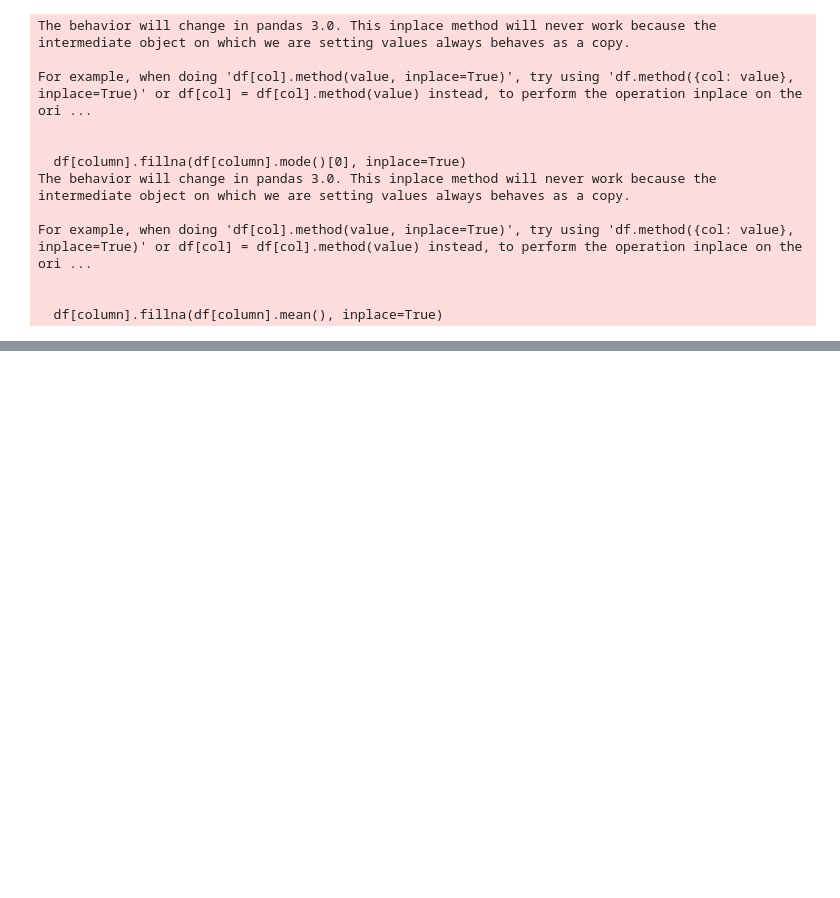
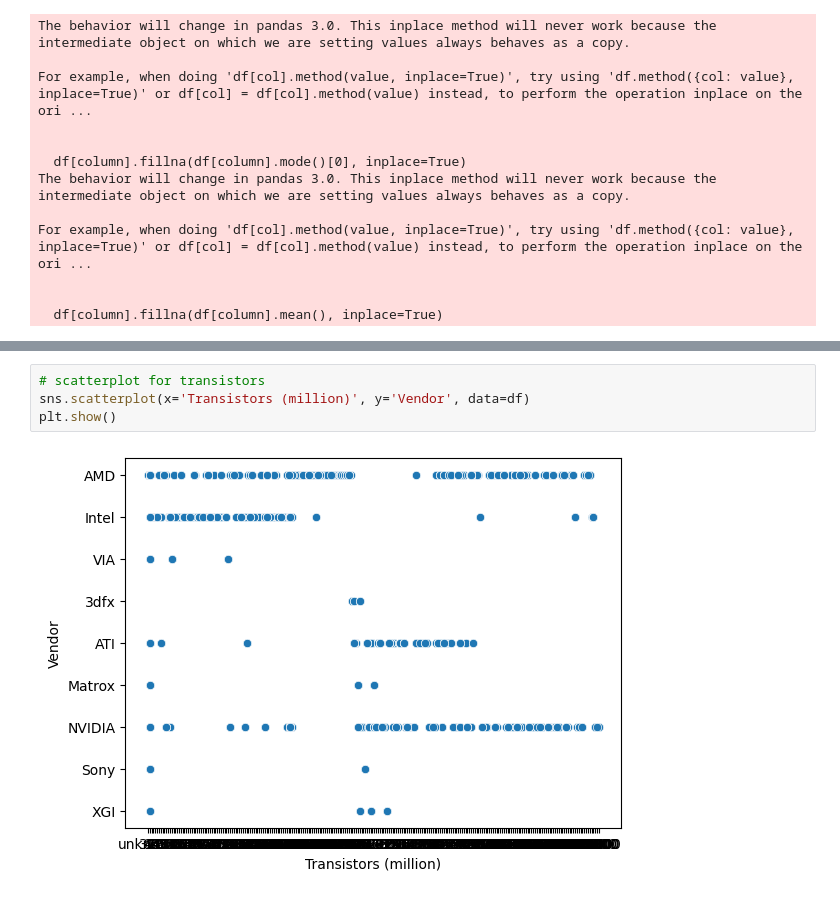
Before and after one commit to RichardKameri/MACHINE-LEARNING-1, a Jupyter notebook: Chip.ipynb, the cells around one changed output, grey strips where cells are left out. Drawn from its saved outputs; the diff is of its cells as text; blank space fills up the shorter version.

```diff
--- a/Chip.ipynb
+++ b/Chip.ipynb
@@ -167,0 +279,6 @@ dtype: int64
+# %%
+# scatterplot for transistors
+sns.scatterplot(x='Transistors (million)', y='Vendor', data=df)
+plt.show()
+# %% [output]
+[figure, added]
```
Also changed, not shown: parts of 19 cells of this notebook.
